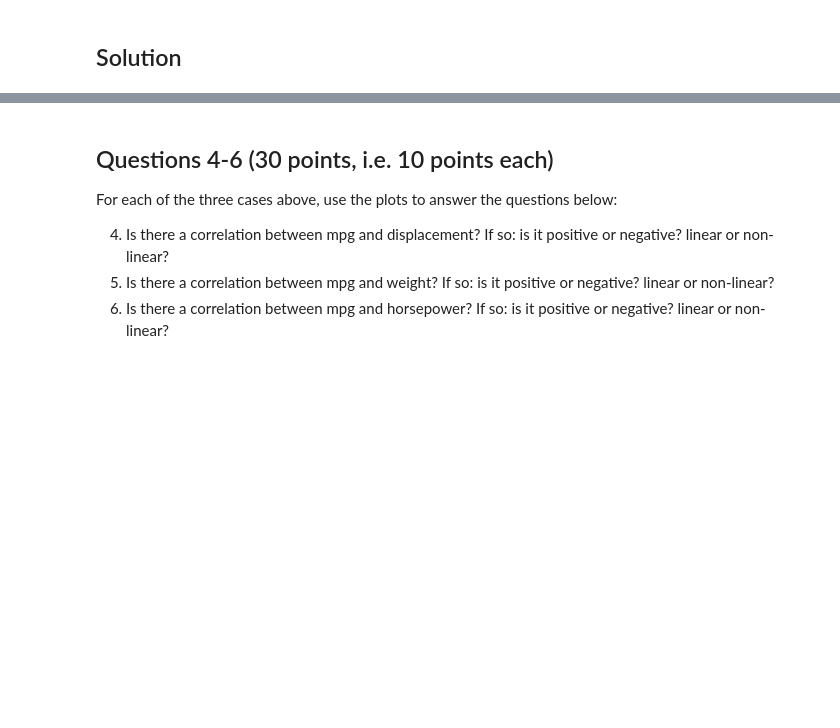
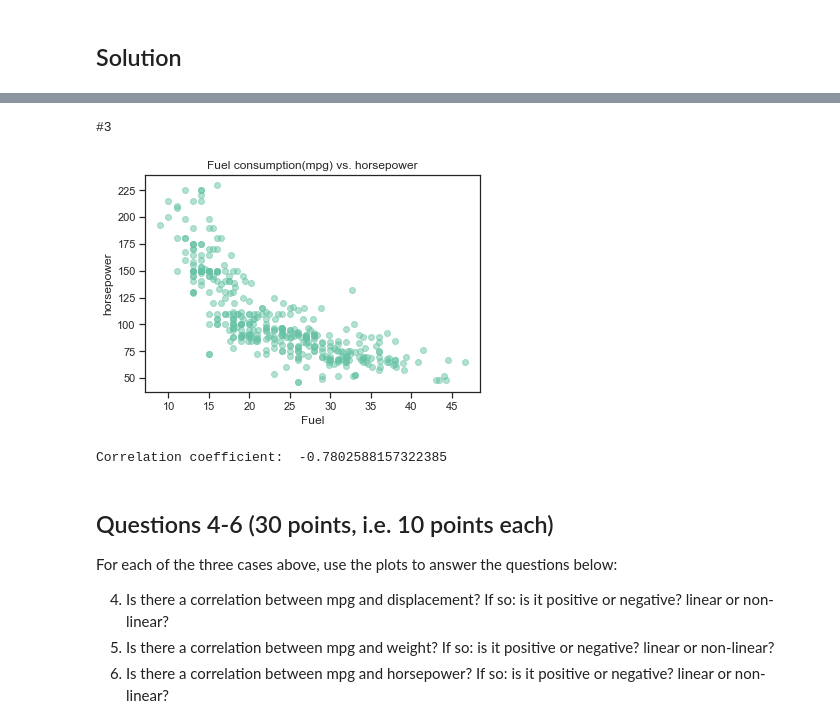
Before and after one commit to AdamCorbinFAUPhD/CAP5768-Intro-to-Data-Science, a Jupyter notebook: assignment_1/CAP5768_Assignment1_Corbin_Adam.ipynb, the cells around one changed output, grey strips where cells are left out. Saved outputs shown, nothing was run; the diff lists cells and outputs as text; code cells hidden in the pictures; blank space fills up the shorter version.

```diff
--- a/assignment_1/CAP5768_Assignment1_Corbin_Adam.ipynb
+++ b/assignment_1/CAP5768_Assignment1_Corbin_Adam.ipynb
@@ -709,3 +746,17 @@ Correlation coefficient:  -0.7802588157322385
+# %%
+print("#3")
+horsepower_data = data["horsepower"]
+plt.title('Fuel consumption(mpg) vs. horsepower')
+plt.xlabel('Fuel')
+plt.ylabel('horsepower');
+plt.scatter(fuel_data, horsepower_data, alpha=0.5)
+plt.show()
+corr, _ = pearsonr(fuel_data,horsepower_data)
+print('Correlation coefficient: ',corr)
+# %% [output]
+#3
+[figure, added]
+Correlation coefficient:  -0.7802588157322385
 # %% [markdown]
 ## Questions 4-6 (30 points, i.e. 10 points each)
 
```
Also changed, not shown: parts of 27 cells of this notebook, 2 other files.
